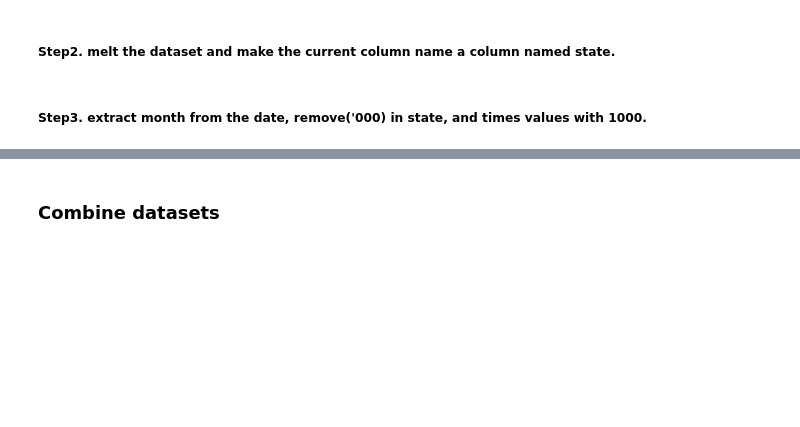
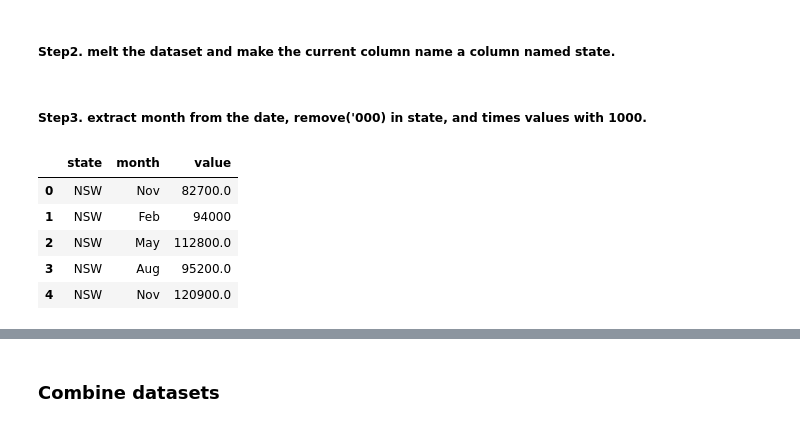
Before and after one commit to Abotyt/australiaMarketExpansionStrategy, a Jupyter notebook: AustralianUnemployedPrediction/DataWrangling&Cleaning/DataCleaning.ipynb, the cells around one changed output, grey strips where cells are left out. Drawn from its saved outputs; the diff is of its cells as text; code cells hidden in the pictures; blank space fills up the shorter version.

```diff
--- a/AustralianUnemployedPrediction/DataWrangling&Cleaning/DataCleaning.ipynb
+++ b/AustralianUnemployedPrediction/DataWrangling&Cleaning/DataCleaning.ipynb
@@ -866,5 +901,5 @@ ERP_Quarterly.head()
 # %%
-Job_vacancies_Original = dataframes['Job_vacancies_Original'].copy()
+Job_vacancies_Original = dataframes['JobVacancies_Original'].copy()
 # %%
 Job_vacancies_Original.head()
 # %% [output]
@@ -907,5 +942,14 @@ Job_vacancies_melt = Job_vacancies_melt.melt(id_vars='date', var_name='state', v
 Job_vacancies = Job_vacancies_melt.copy()
 Job_vacancies['month'] = Job_vacancies['date'].str.split('-').str[0]
 Job_vacancies['state'] = Job_vacancies['state'].str.split('(').str[0]
-Job_vacancies['value'] = Job_vacancies['value']*1000
+Job_vacancies['value'] *= 1000
 Job_vacancies = Job_vacancies[['state', 'month', 'value']]
+# %%
+Job_vacancies.head()
+# %% [output]
+|  | state | month | value |
+| 0 | NSW | Nov | 82700.0 |
+| 1 | NSW | Feb | 94000 |
+| 2 | NSW | May | 112800.0 |
+| 3 | NSW | Aug | 95200.0 |
+| 4 | NSW | Nov | 120900.0 |
```
Also changed, not shown: parts of 52 cells of this notebook.
